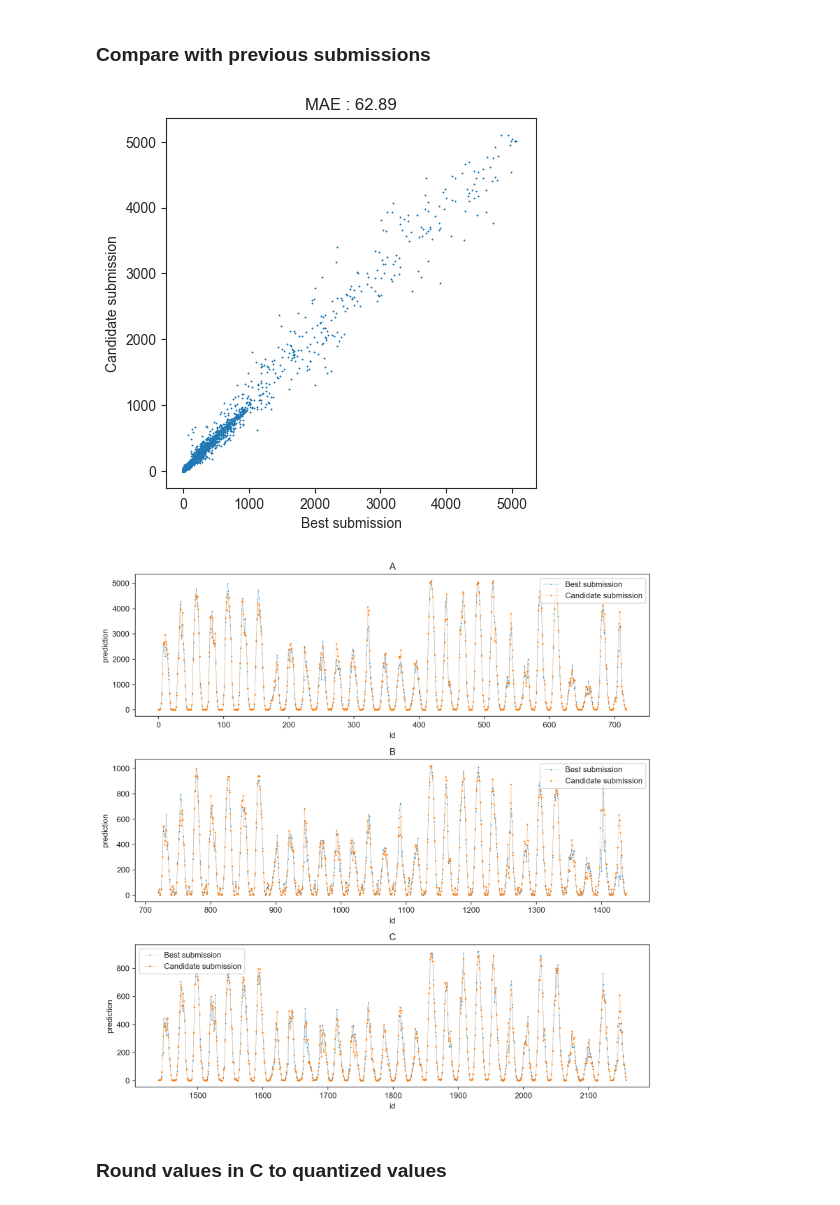
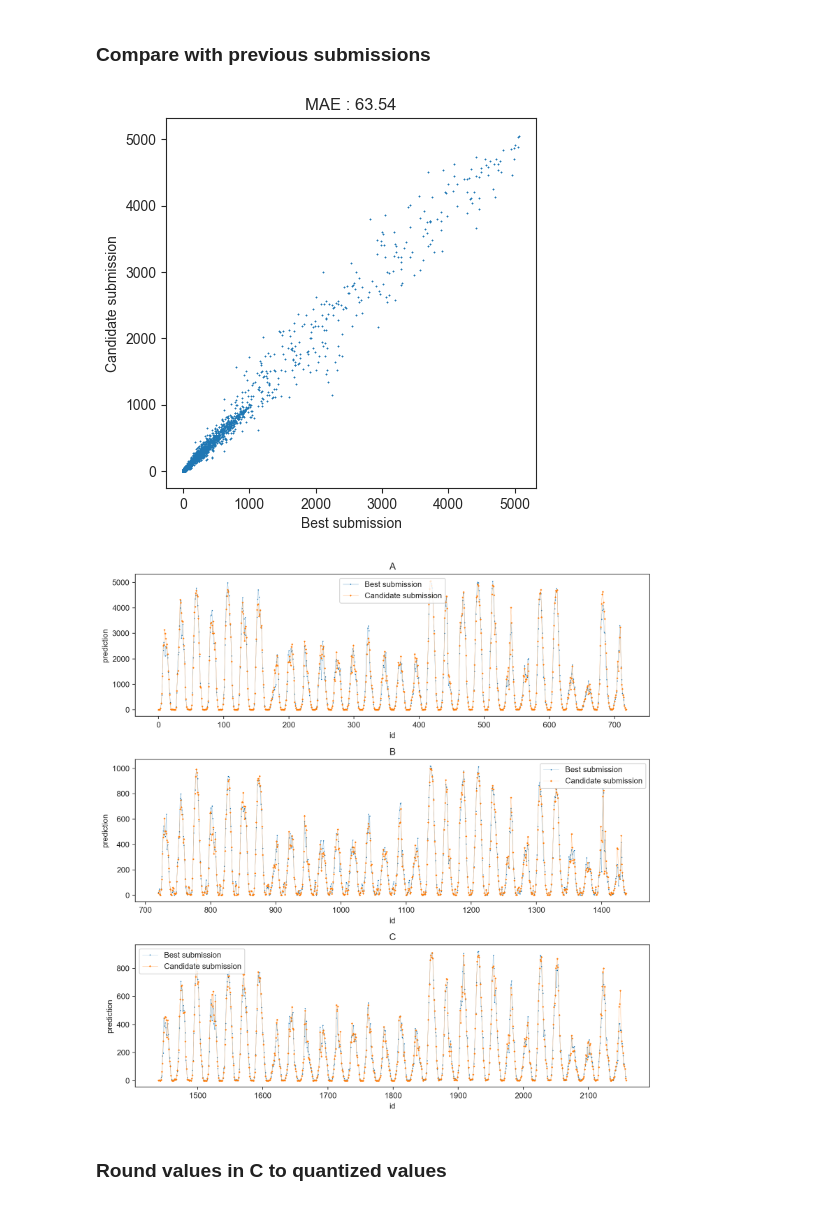
Before and after one commit to hugokerino/Energy-forecasting-NTNU, a Jupyter notebook: data/Noe/Short_notebook_1.ipynb, the cells around one changed output. Drawn from its saved outputs; the diff is of its cells as text; code cells hidden in the pictures.

```diff
--- a/data/Noe/Short_notebook_1.ipynb
+++ b/data/Noe/Short_notebook_1.ipynb
@@ -1126,35 +1211,35 @@ submission.to_csv("Submissions/"+name+".csv",
 # %%
 # Compare with previous solutions
 sub1 = pd.read_csv('Submissions/catboost_kneighbor_dectree_to_lgb_lag2_minmax_old_code.csv')
-sub2 = pd.read_csv('Submissions/catboost_kneighbor_dectree_to_lgb_lag2_minmax_old_code_summer.csv')
+sub2 = pd.read_csv('Submissions/catboost_kneighbor_dectree_to_lgb_lag2_minmax_old_code_thr08_.csv')
 name1 = "Best submission"
 name2 = "Candidate submission"
 
 mae = mean_absolute_error(sub1['prediction'],sub2['prediction'])
 plt.figure()
 plt.scatter(sub1['prediction'],sub2['prediction'],s=0.05,marker="*")
 plt.xlabel(name1)
 plt.ylabel(name2)
 plt.title(f"MAE : {mae:.2f}")
 # plt.xscale("log")
 # plt.yscale("log")
 plt.axis("square")
 plt.show()
 
 n=sub1.shape[0]//3
 fig,ax = plt.subplots(nrows=3,ncols=1,figsize=(10,10),dpi=200)
 for index,loc in enumerate(['A','B','C']):
     ax[index].plot(sub1['id'].iloc[index*n:(index+1)*n-1],sub1['prediction'].iloc[index*n:(index+1)*n-1],'-*',linewidth = 0.2, markersize = 0.8, label = name1)
     ax[index].plot(sub2['id'].iloc[index*n:(index+1)*n-1],sub2['prediction'].iloc[index*n:(index+1)*n-1],'-+',linewidth = 0.2, markersize = 2, label = name2)
     ax[index].set_xlabel("id")
     ax[index].set_ylabel("prediction")
     ax[index].set_title(loc)
     ax[index].legend()
 fig.tight_layout()
 plt.show()
 # %% [output]
-[figure, old version]
+[figure, new version]
-[figure, old version]
+[figure, new version]
 # %% [markdown]
 ### Round values in C to quantized values
 # %%
```
Also changed, not shown: parts of 5 cells of this notebook, 8 other files.
